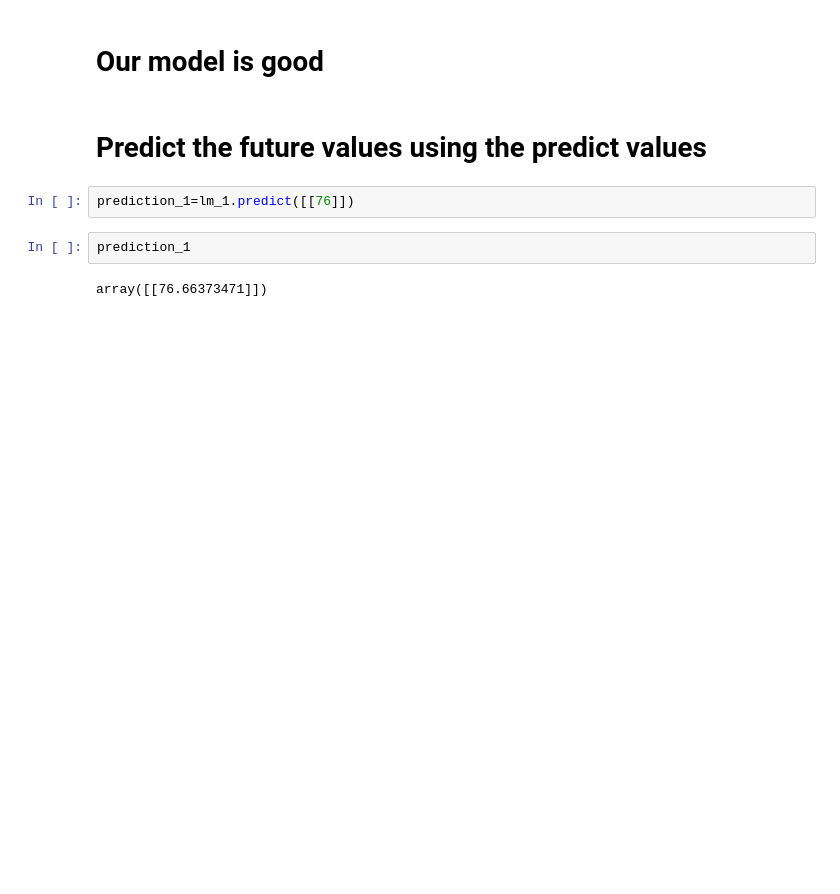
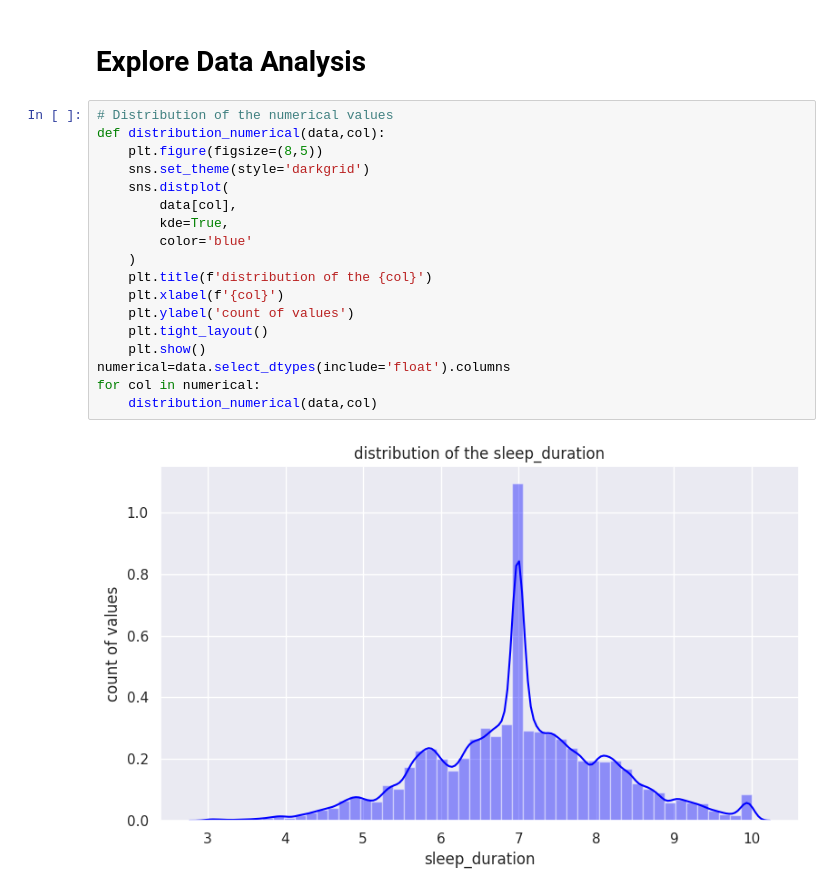
Before and after one commit to Vinodkumar-yerraballi/Pesonal-Projects, a Jupyter notebook: Project/OWN Project.ipynb, the cells around one changed output. Drawn from its saved outputs; the diff is of its cells as text; blank space fills up the shorter version.

```diff
--- a/Project/OWN Project.ipynb
+++ b/Project/OWN Project.ipynb
@@ -184,10 +161,22 @@ score_1
-# %% [markdown]
-# Our model is good
-# %% [markdown]
-# Predict the future values using the predict values
-# %%
-prediction_1=lm_1.predict([[76]])
-# %%
-prediction_1
-# %% [output]
-array([[76.66373471]])
+# %% [markdown]
+# Explore Data Analysis
+# %%
+# Distribution of the numerical values
+def distribution_numerical(data,col):
+    plt.figure(figsize=(8,5))
+    sns.set_theme(style='darkgrid')
+    sns.distplot(
+        data[col],
+        kde=True,
+        color='blue'
+    )
+    plt.title(f'distribution of the {col}')
+    plt.xlabel(f'{col}')
+    plt.ylabel('count of values')
+    plt.tight_layout()
+    plt.show()
+numerical=data.select_dtypes(include='float').columns
+for col in numerical:
+    distribution_numerical(data,col)
+# %% [output]
+[figure, added]
```
Also changed, not shown: parts of 62 cells of this notebook.
